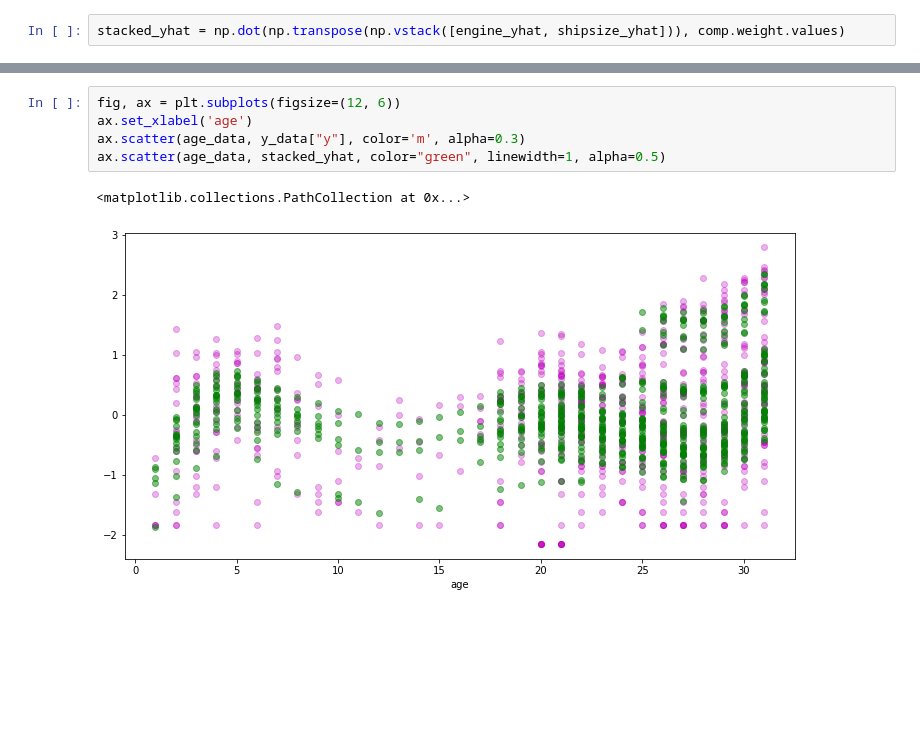
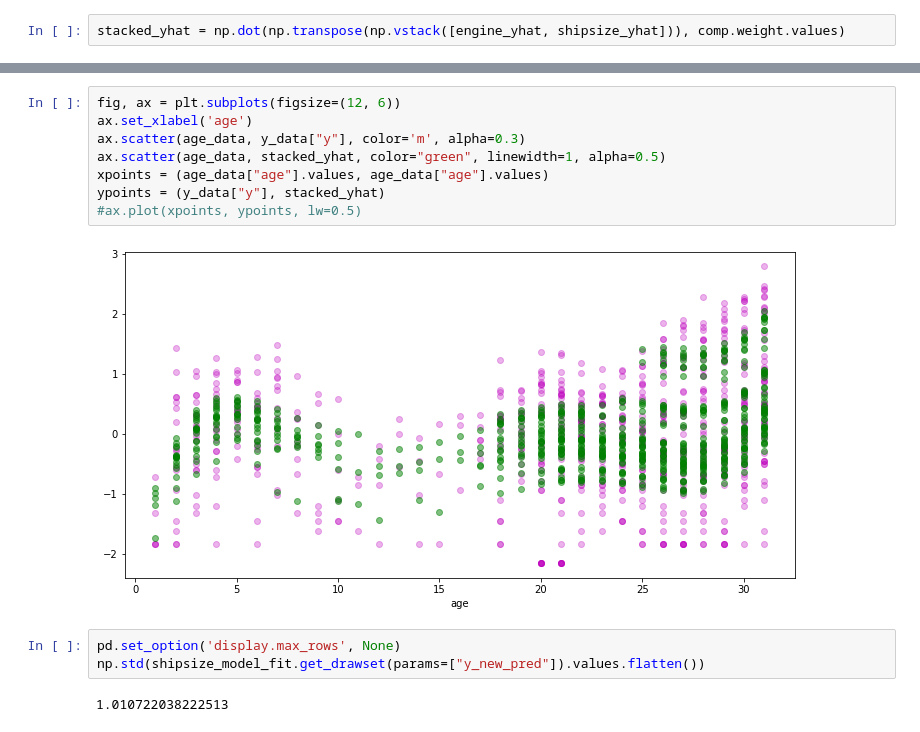
Before and after one commit to hyunjimoon/defense-reliability, a Jupyter notebook: spline/hierarchical_model.ipynb, the cells around one changed output, grey strips where cells are left out. Drawn from its saved outputs; the diff is of its cells as text; blank space fills up the shorter version.

```diff
--- a/spline/hierarchical_model.ipynb
+++ b/spline/hierarchical_model.ipynb
@@ -276,8 +416,15 @@ smape(stacked_yhat, y_data["y"].values)
 # %%
 fig, ax = plt.subplots(figsize=(12, 6))
 ax.set_xlabel('age')
 ax.scatter(age_data, y_data["y"], color='m', alpha=0.3)
 ax.scatter(age_data, stacked_yhat, color="green", linewidth=1, alpha=0.5)
+xpoints = (age_data["age"].values, age_data["age"].values)
+ypoints = (y_data["y"], stacked_yhat)
+#ax.plot(xpoints, ypoints, lw=0.5)
 # %% [output]
-<matplotlib.collections.PathCollection at 0x...>
-[figure, old version]
+[figure, new version]
+# %%
+pd.set_option('display.max_rows', None)
+np.std(shipsize_model_fit.get_drawset(params=["y_new_pred"]).values.flatten())
+# %% [output]
+1.010722038222513
```
Also changed, not shown: parts of 48 cells of this notebook, 3 other files.
